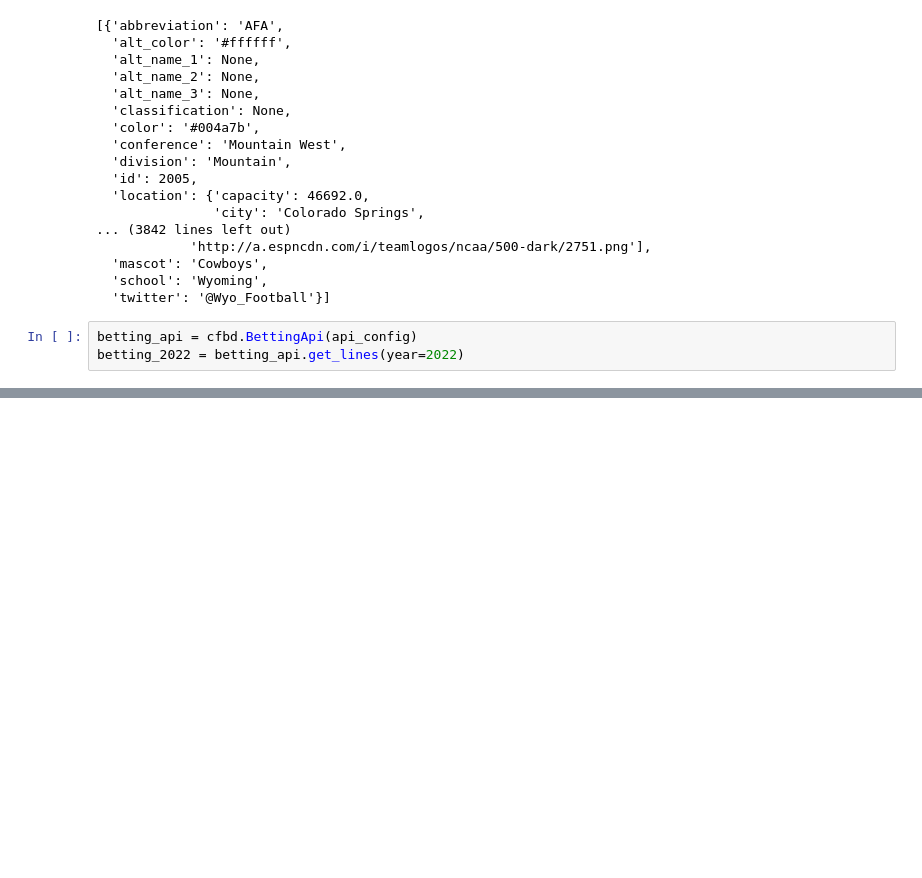
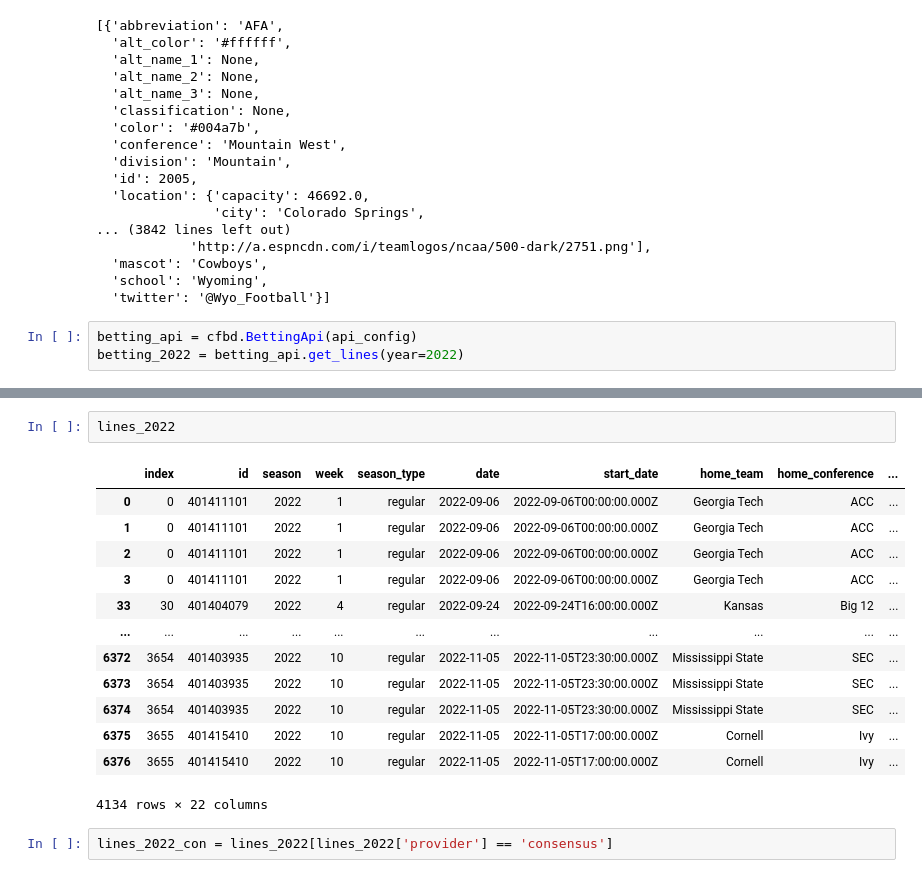
Before and after one commit to ajgrande615/DA9_CFB_Analysis, a Jupyter notebook: data_ex.ipynb, the cells around one changed output, grey strips where cells are left out. Cells and saved outputs as stored; diff of their text form; blank space fills up the shorter version.

```diff
--- a/data_ex.ipynb
+++ b/data_ex.ipynb
@@ -135,0 +200,18 @@ pd.json_normalize(betting_2022_df[0])
+# %%
+lines_2022
+# %% [output]
+|  | index | id | season | week | season_type | date | start_date | home_team | home_conference | ... |
+| 0 | 0 | 401411101 | 2022 | 1 | regular | 2022-09-06 | 2022-09-06T00:00:00.000Z | Georgia Tech | ACC | ... |
+| 1 | 0 | 401411101 | 2022 | 1 | regular | 2022-09-06 | 2022-09-06T00:00:00.000Z | Georgia Tech | ACC | ... |
+| 2 | 0 | 401411101 | 2022 | 1 | regular | 2022-09-06 | 2022-09-06T00:00:00.000Z | Georgia Tech | ACC | ... |
+| 3 | 0 | 401411101 | 2022 | 1 | regular | 2022-09-06 | 2022-09-06T00:00:00.000Z | Georgia Tech | ACC | ... |
+| 33 | 30 | 401404079 | 2022 | 4 | regular | 2022-09-24 | 2022-09-24T16:00:00.000Z | Kansas | Big 12 | ... |
+| ... | ... | ... | ... | ... | ... | ... | ... | ... | ... | ... |
+| 6372 | 3654 | 401403935 | 2022 | 10 | regular | 2022-11-05 | 2022-11-05T23:30:00.000Z | Mississippi State | SEC | ... |
+| 6373 | 3654 | 401403935 | 2022 | 10 | regular | 2022-11-05 | 2022-11-05T23:30:00.000Z | Mississippi State | SEC | ... |
+| 6374 | 3654 | 401403935 | 2022 | 10 | regular | 2022-11-05 | 2022-11-05T23:30:00.000Z | Mississippi State | SEC | ... |
+| 6375 | 3655 | 401415410 | 2022 | 10 | regular | 2022-11-05 | 2022-11-05T17:00:00.000Z | Cornell | Ivy | ... |
+| 6376 | 3655 | 401415410 | 2022 | 10 | regular | 2022-11-05 | 2022-11-05T17:00:00.000Z | Cornell | Ivy | ... |
+4134 rows × 22 columns
+# %%
+lines_2022_con = lines_2022[lines_2022['provider'] == 'consensus']
```
Also changed, not shown: parts of 28 cells of this notebook.
